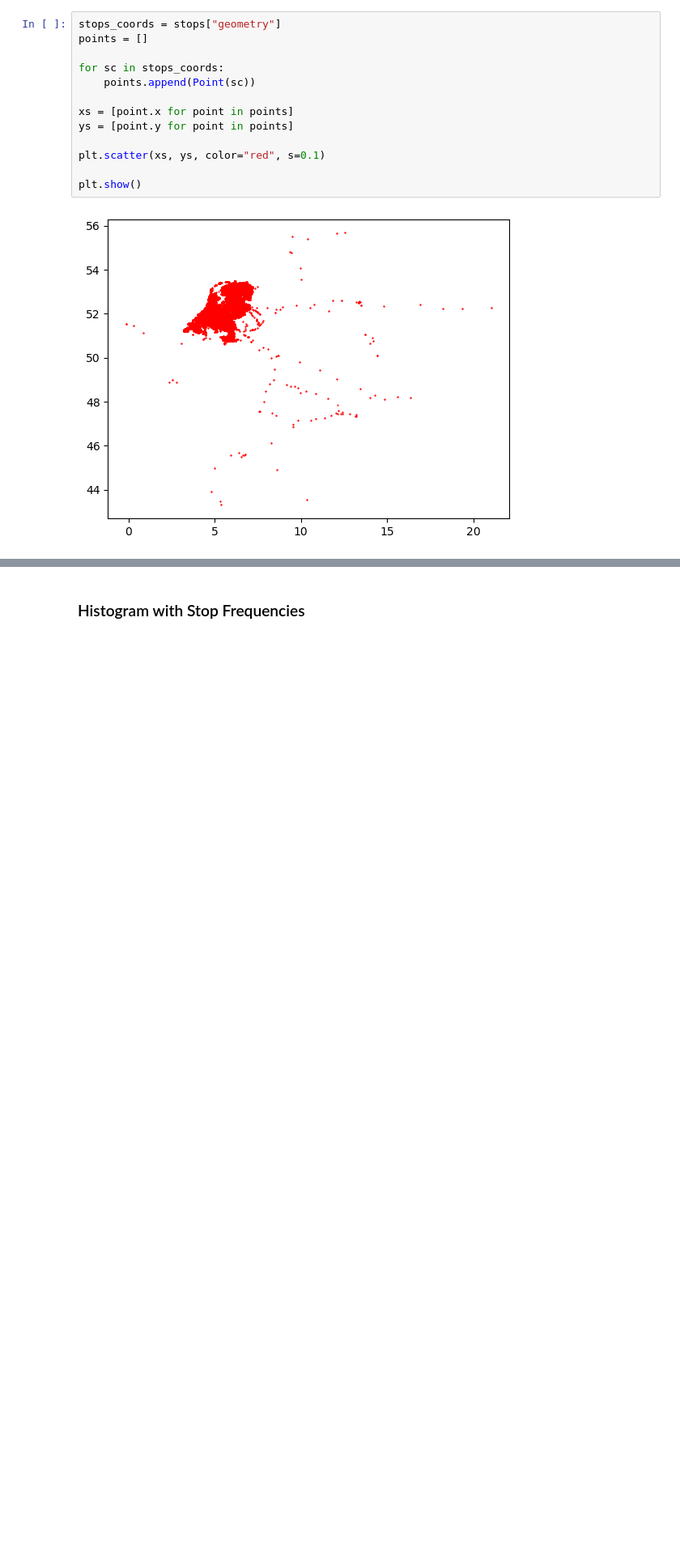
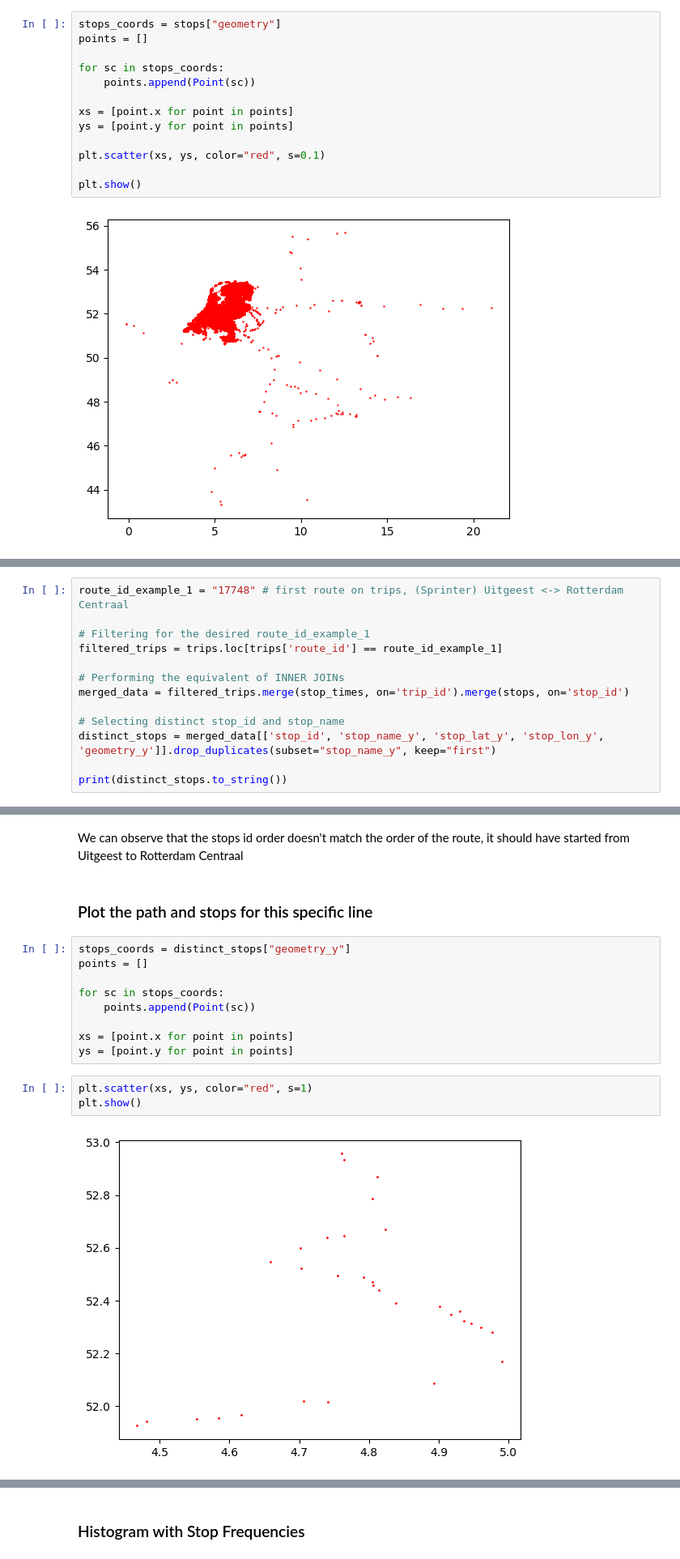
Before and after one commit to assuntaDC/MnMS, a Jupyter notebook: docs/TutorialGTFS.ipynb, the cells around one changed output, grey strips where cells are left out. Shown at 81% size. Cells and saved outputs as stored; diff of their text form; blank space fills up the shorter version.

Commit message:
Update Tutorial GTFS (Plot line and stops)

```diff
--- a/docs/TutorialGTFS.ipynb
+++ b/docs/TutorialGTFS.ipynb
@@ -200,0 +215,13 @@ plt.show()
+# %%
+route_id_example_1 = "17748" # first route on trips, (Sprinter) Uitgeest <-> Rotterdam Centraal
+
+# Filtering for the desired route_id_example_1
+filtered_trips = trips.loc[trips['route_id'] == route_id_example_1]
+
+# Performing the equivalent of INNER JOINs
+merged_data = filtered_trips.merge(stop_times, on='trip_id').merge(stops, on='stop_id')
+
+# Selecting distinct stop_id and stop_name
+distinct_stops = merged_data[['stop_id', 'stop_name_y', 'stop_lat_y', 'stop_lon_y', 'geometry_y']].drop_duplicates(subset="stop_name_y", keep="first")
+
+print(distinct_stops.to_string())
@@ -200,0 +246,18 @@ plt.show()
+# %% [markdown]
+We can observe that the stops id order doesn't match the order of the route, it should have started from Uitgeest to Rotterdam Centraal
+# %% [markdown]
+### Plot the path and stops for this specific line
+# %%
+stops_coords = distinct_stops["geometry_y"]
+points = []
+
+for sc in stops_coords:
+    points.append(Point(sc))
+
+xs = [point.x for point in points]
+ys = [point.y for point in points]
+# %%
+plt.scatter(xs, ys, color="red", s=1)
+plt.show()
+# %% [output]
+[figure, added]
```
Also changed, not shown: parts of 10 cells of this notebook.
